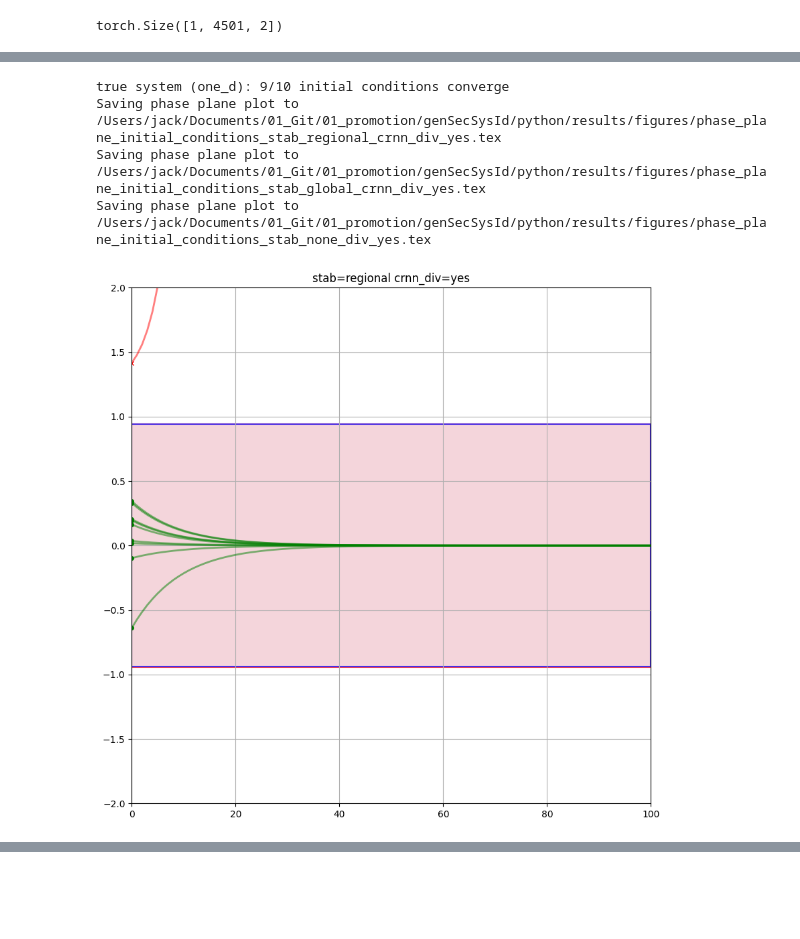
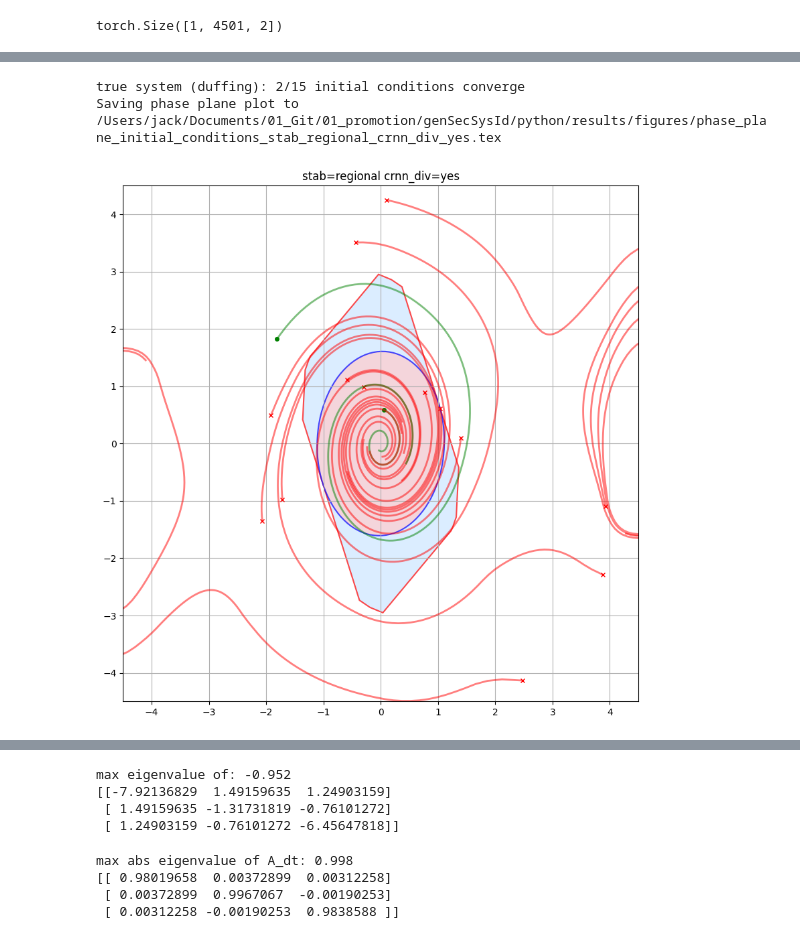
Before and after one commit to Dany-L/genSecSysId, a Jupyter notebook: python/notebooks/compare_run_ids.ipynb, the cells around one changed output, grey strips where cells are left out. Saved outputs shown, nothing was run; the diff lists cells and outputs as text; code cells hidden in the pictures; blank space fills up the shorter version.

```diff
--- a/python/notebooks/compare_run_ids.ipynb
+++ b/python/notebooks/compare_run_ids.ipynb
@@ -417,8 +417,8 @@ names = ['stab=regional crnn_div=no', 'stab=global crnn_div=no', 'stab=none_div=
 
 models_dict = [
     {'name': 'stab=regional crnn_div=yes', 'run_id':'3915a97b4fcd4c91a8101da09ccba3ce'},
-    # {'name': 'stab=global crnn_div=yes', 'run_id':'2f9e1718cc1949529519c7d63a91b103'},
-    # {'name': 'stab=none_div=yes', 'run_id':'13599b7e3ee9402f9203b6e2c1b163e2'}
+    {'name': 'stab=global crnn_div=yes', 'run_id':'7b562dda33a4410a9bc78db21dcc1bb3'},
+    {'name': 'stab=none_div=yes', 'run_id':'c6f07cb26af44d86be4d2bebf3577741'}
 ]
 # %%
 models_list = []
@@ -552,8 +554,8 @@ for model_dict in models_list:
         plot_polytope(ax, H, fill=True)
         plot_ellipse(ax, X, s, fill=True)
     if nx == 2:
-        ax.set_xlim([-2.0, 2.0])
-        ax.set_ylim([-1.5, 1.5])
+        ax.set_xlim([-4.5, 4.5])
+        ax.set_ylim([-4.5, 4.5])
         ax.set_aspect('equal')
     elif nx == 1:
         ax.set_ylim([-2.0, 2.0])
@@ -641,39 +643,37 @@ true_sys = get_true_dynamics('one_d' if nx == 1 else 'duffing')
 
 rng_ood = np.random.default_rng(99)
 def x0_fcn():
-    return rng_ood.uniform(-1.5, 1.5, nx)
+    return rng_ood.uniform(-4.5, 4.5, nx)
 
-x0s = [x0_fcn() for _ in range(10)]
+x0s = [x0_fcn() for _ in range(15)]
 x0_converges = [true_sys.converges_to_origin(x0) for x0 in x0s]
 print(f"true system ({true_sys.name}): {sum(x0_converges)}/{len(x0s)} initial conditions converge")
 
 for model_dict in models_list:
     model = model_dict['model']
     fig, ax = plt.subplots(figsize=(10,10))
     if 'regional' in model_dict['name']:
         plot_polytope(ax, H, fill=True)
         plot_ellipse(ax, X, s, fill=True)
     if nx == 2:
-        ax.set_xlim([-2.0, 2.0])
-        ax.set_ylim([-1.5, 1.5])
+        ax.set_xlim([-4.5, 4.5])
+        ax.set_ylim([-4.5, 4.5])
         ax.set_aspect('equal')
     elif nx == 1:
         ax.set_ylim([-2.0, 2.0])
         ax.set_xlim([0, N])
     ax.set_title(f"{model_dict['name']}")
     ax.grid()
     for x0, converges in zip(x0s, x0_converges):
         u_n = torch.zeros((1, 200, 1))
         y_hat_n, (x,w), _ = model(u_n, x0=torch.tensor(x0).reshape((1,1,nx)))
         color, marker = ('green', 'o') if converges else ('red', 'x')
         plot_state_trajectory(ax, x[0].detach().numpy(), color=color, marker=marker)
 
     plot_path_phase = str(project_root / 'results' / 'figures' / f'phase_plane_initial_conditions_{model_dict["name"].replace(" ", "_").replace("=","_")}.tex')
     print(f"Saving phase plane plot to {plot_path_phase}")
     tikzplotlib.save(plot_path_phase, figure=fig)
 # %% [output]
-true system (one_d): 9/10 initial conditions converge
+true system (duffing): 2/15 initial conditions converge
 Saving phase plane plot to /Users/jack/Documents/01_Git/01_promotion/genSecSysId/python/results/figures/phase_plane_initial_conditions_stab_regional_crnn_div_yes.tex
-Saving phase plane plot to /Users/jack/Documents/01_Git/01_promotion/genSecSysId/python/results/figures/phase_plane_initial_conditions_stab_global_crnn_div_yes.tex
-Saving phase plane plot to /Users/jack/Documents/01_Git/01_promotion/genSecSysId/python/results/figures/phase_plane_initial_conditions_stab_none_div_yes.tex
-[figure, old version]
+[figure, new version]
@@ -681,0 +680,20 @@ Saving phase plane plot to /Users/jack/Documents/01_Git/01_promotion/genSecSysId
+# %%
+n= 3
+ts = 0.0025
+B = np.random.randn(n, n)
+A_ct = -B @ B.T - 0.01*np.eye(n)
+print(f"max eigenvalue of: {np.max(np.linalg.eigvals(A_ct)):.3f}\n{A_ct}")
+# %% [output]
+max eigenvalue of: -0.952
+[[-7.92136829  1.49159635  1.24903159]
+ [ 1.49159635 -1.31731819 -0.76101272]
+ [ 1.24903159 -0.76101272 -6.45647818]]
+# %%
+
+A_dt = np.eye(n) + A_ct * ts
+print(f'max abs eigenvalue of A_dt: {np.max(np.abs(np.linalg.eigvals(A_dt))):.3f}\n{A_dt}')
+# %% [output]
+max abs eigenvalue of A_dt: 0.998
+[[ 0.98019658  0.00372899  0.00312258]
+ [ 0.00372899  0.9967067  -0.00190253]
+ [ 0.00312258 -0.00190253  0.9838588 ]]
```
Also changed, not shown: parts of 5 cells of this notebook, 3 other files.
